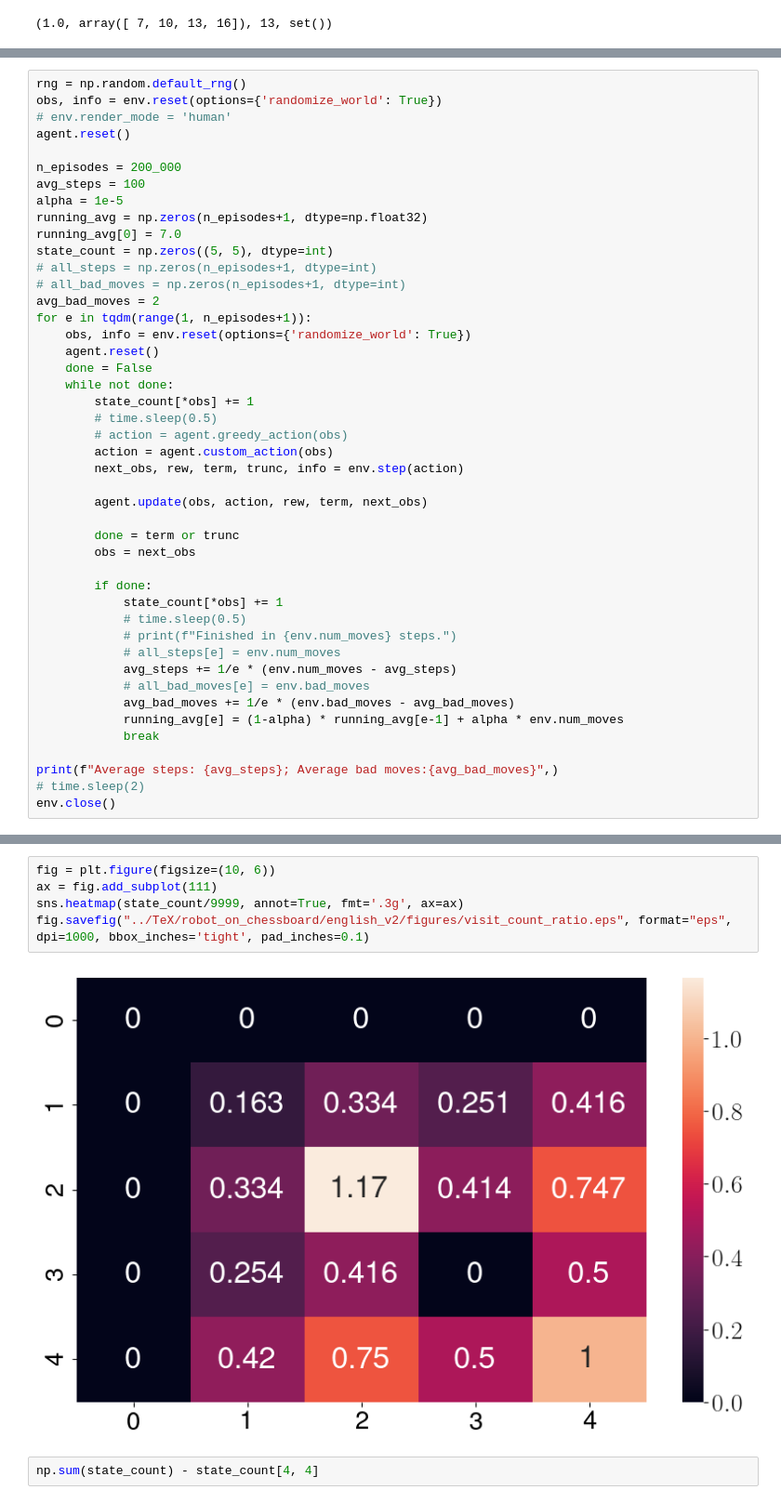
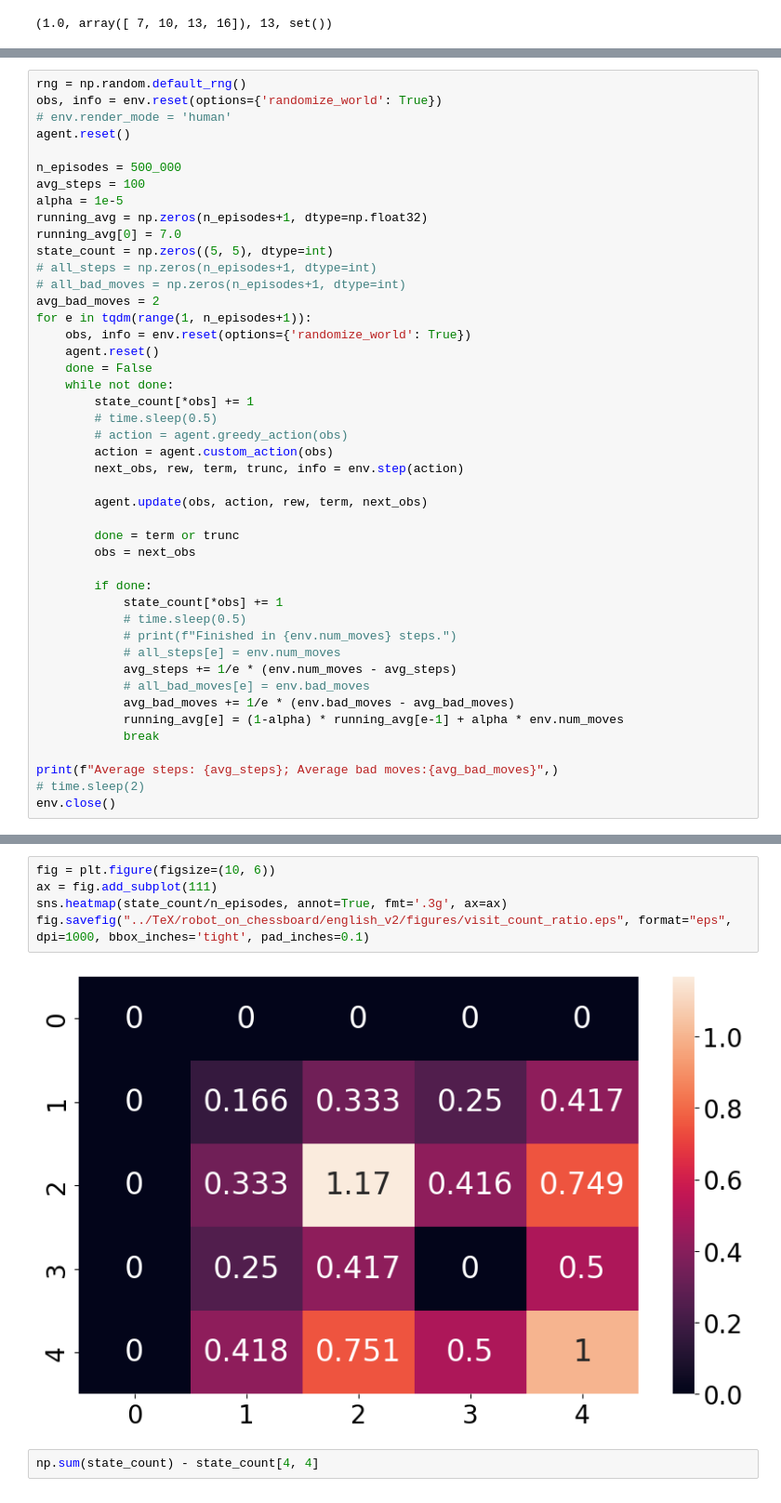
Before and after one commit to Symplectomorphism/miscellaneous, a Jupyter notebook: dolambac/simulation/sibling_q_learning.ipynb, the cells around one changed output, grey strips where cells are left out. Shown at 93% size. Saved outputs shown, nothing was run; the diff lists cells and outputs as text.

```diff
--- a/dolambac/simulation/sibling_q_learning.ipynb
+++ b/dolambac/simulation/sibling_q_learning.ipynb
@@ -200,7 +201,7 @@ obs, info = env.reset(options={'randomize_world': True})
 # env.render_mode = 'human'
 agent.reset()
 
-n_episodes = 200_000
+n_episodes = 500_000
 avg_steps = 100
 alpha = 1e-5
 running_avg = np.zeros(n_episodes+1, dtype=np.float32)
@@ -244,10 +245,10 @@ Average steps: 6.66608999999993; Average bad moves:1.33304500000003
 # %%
 fig = plt.figure(figsize=(10, 6))
 ax = fig.add_subplot(111)
-sns.heatmap(state_count/9999, annot=True, fmt='.3g', ax=ax)
+sns.heatmap(state_count/n_episodes, annot=True, fmt='.3g', ax=ax)
 fig.savefig("../TeX/robot_on_chessboard/english_v2/figures/visit_count_ratio.eps", format="eps", dpi=1000, bbox_inches='tight', pad_inches=0.1)
 # %% [output]
-[figure, old version]
+[figure, new version]
 # %%
 np.sum(state_count) - state_count[4, 4]
 # %% [output]
```
Also changed, not shown: parts of 5 cells of this notebook.
